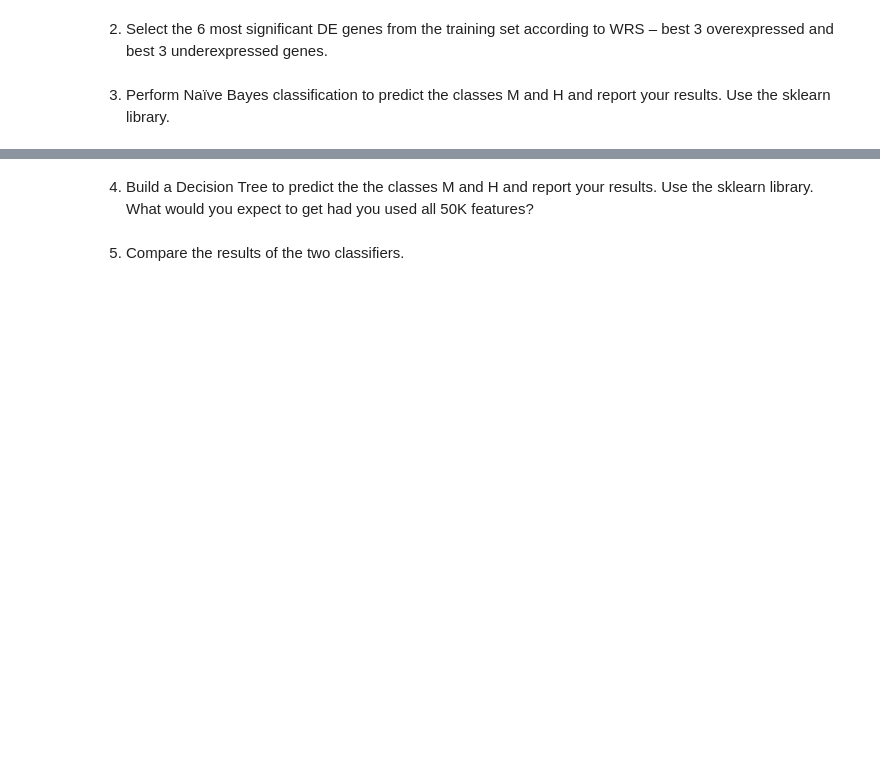
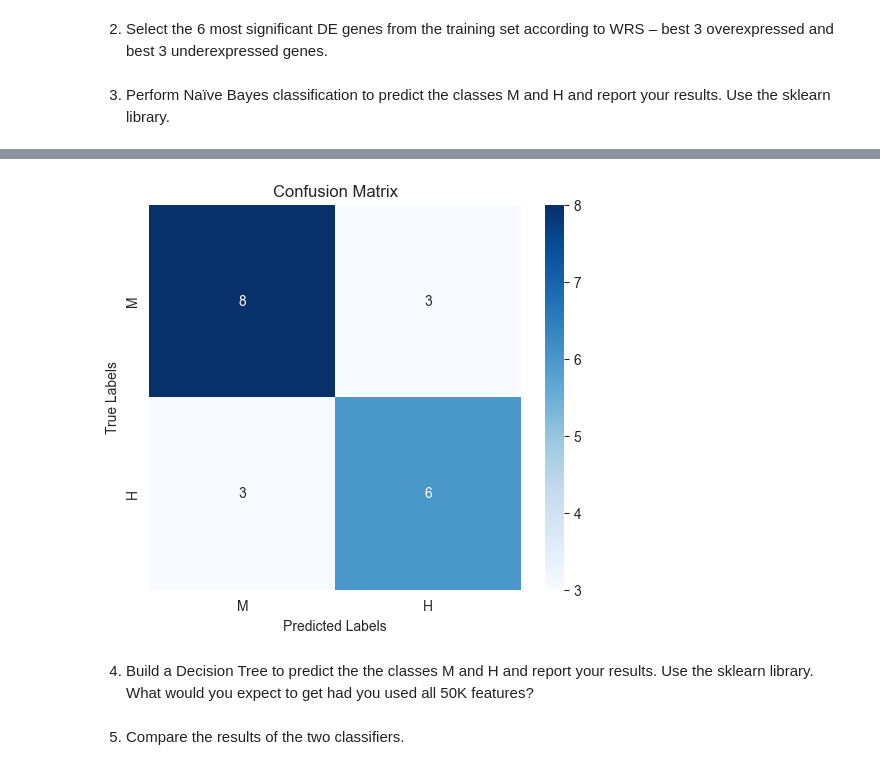
Before and after one commit to itanini/ML_project, a Jupyter notebook: part1.ipynb, the cells around one changed output, grey strips where cells are left out. Cells and saved outputs as stored; diff of their text form; code cells hidden in the pictures; blank space fills up the shorter version.

```diff
--- a/part1.ipynb
+++ b/part1.ipynb
@@ -541,3 +541,25 @@ genes_overexpressed_top_3 = genes_overexpressed_top_60.iloc[:3]
 # %% [markdown]
 3) Perform Naïve Bayes classification to predict the classes
 M and H and report your results. Use the sklearn library.
+# %%
+from sklearn.model_selection import train_test_split
+from sklearn.naive_bayes import GaussianNB
+from sklearn.metrics import accuracy_score, classification_report, confusion_matrix
+
+nb_model = GaussianNB()  # For continuous features, use Gaussian Naïve Bayes
+nb_model.fit(X_train, y_train)
+
+# Step 5: Make predictions on the test set
+y_pred = nb_model.predict(X_test)
+
+# Step 6: Evaluate the performance
+accuracy = accuracy_score(y_test, y_pred)
+conf_matrix = confusion_matrix(y_test, y_pred)
+class_report = classification_report(y_test, y_pred)
+
+# Print the results
+print(f"Accuracy: {accuracy:.2f}")
+print("Confusion Matrix:")
+print(conf_matrix)
+print("Classification Report:")
+print(class_report)
@@ -544,3 +580,22 @@ M and H and report your results. Use the sklearn library.
+# %%
+import matplotlib.pyplot as plt
+import seaborn as sns
+from sklearn.metrics import confusion_matrix
+
+
+# Create a heatmap with seaborn
+plt.figure(figsize=(6, 5))
+sns.heatmap(conf_matrix, annot=True, fmt='d', cmap='Blues', xticklabels=['M', 'H'], yticklabels=['M', 'H'])
+
+# Add labels and title
+plt.title('Confusion Matrix')
+plt.xlabel('Predicted Labels')
+plt.ylabel('True Labels')
+
+# Show the plot
+plt.show()
+# %% [output]
+[figure, added]
 # %% [markdown]
 4) Build a Decision Tree to predict the the classes M and H
 and report your results. Use the sklearn library. What
```
Also changed, not shown: parts of 4 cells of this notebook.
